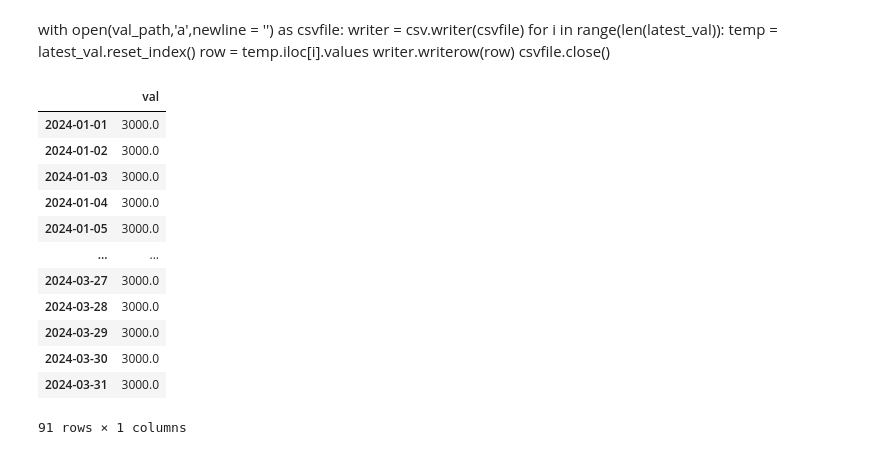
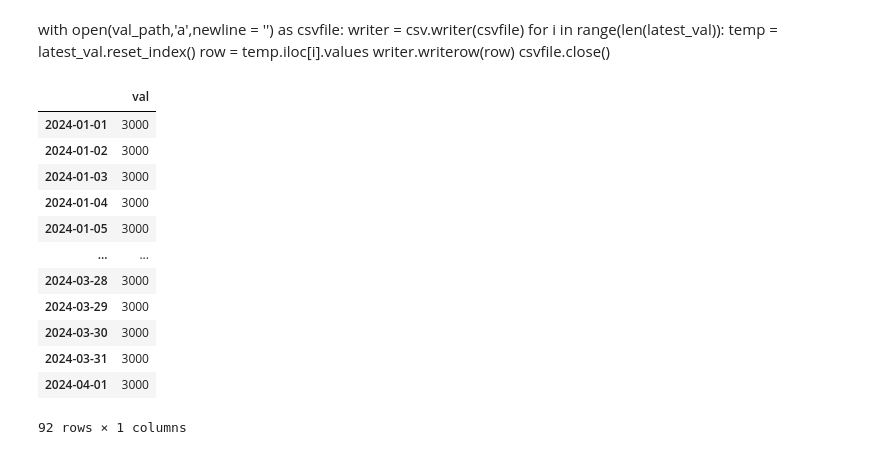
Before and after one commit to kmavyrle/QuantMasterFund, a Jupyter notebook: Crypto/TacticalBetaConvexity/test.ipynb, the cells around one changed output. Saved outputs shown, nothing was run; the diff lists cells and outputs as text; code cells hidden in the pictures.

```diff
--- a/Crypto/TacticalBetaConvexity/test.ipynb
+++ b/Crypto/TacticalBetaConvexity/test.ipynb
@@ -35,7 +35,7 @@ The autoreload extension is already loaded. To reload it, use:
 # %%
 posn_path = os.path.join(os.getcwd(), "performance_analytics","positions.xlsx")
 idx_path = os.path.join(os.getcwd(), "performance_analytics","eth_index.csv")
-val_path = "c:\\Users\\kmavy\\Documents\\mydocs\\Training Arc\\Github\\QuantMasterFund\\Crypto\\val.csv"
+val_path = "c:\\Users\\kmavy\\Documents\\mydocs\\Training Arc\\Github\\QuantMasterFund\\Crypto\\val.xlsx"
 # %%
 hdata = HistData('ETH')
 start_dt = int(pd.to_datetime('20240101').timestamp()*1000)
@@ -92,22 +113,22 @@ with open(val_path,'a',newline = '') as csvfile:
         writer.writerow(row)
 csvfile.close()
 # %%
-val = pd.read_csv(val_path,index_col = 0)
+val = pd.read_excel(val_path,index_col = 0)
 val
 # %% [output]
 |  | val |
-| 2024-01-01 | 3000.0 |
-| 2024-01-02 | 3000.0 |
-| 2024-01-03 | 3000.0 |
-| 2024-01-04 | 3000.0 |
-| 2024-01-05 | 3000.0 |
+| 2024-01-01 | 3000 |
+| 2024-01-02 | 3000 |
+| 2024-01-03 | 3000 |
+| 2024-01-04 | 3000 |
+| 2024-01-05 | 3000 |
 | ... | ... |
-| 2024-03-27 | 3000.0 |
-| 2024-03-28 | 3000.0 |
-| 2024-03-29 | 3000.0 |
-| 2024-03-30 | 3000.0 |
-| 2024-03-31 | 3000.0 |
+| 2024-03-28 | 3000 |
+| 2024-03-29 | 3000 |
+| 2024-03-30 | 3000 |
+| 2024-03-31 | 3000 |
+| 2024-04-01 | 3000 |
-91 rows × 1 columns
+92 rows × 1 columns
 # %%
 #idx_px.index = [dt.strftime('%Y/%d/%') for dt in pd.to_datetime(idx_px.index)]
 #positions.index = [dt.strftime('%Y-%d-%d') for dt in pd.to_datetime(positions.index)]
```
Also changed, not shown: parts of 24 cells of this notebook, 12 other files.
